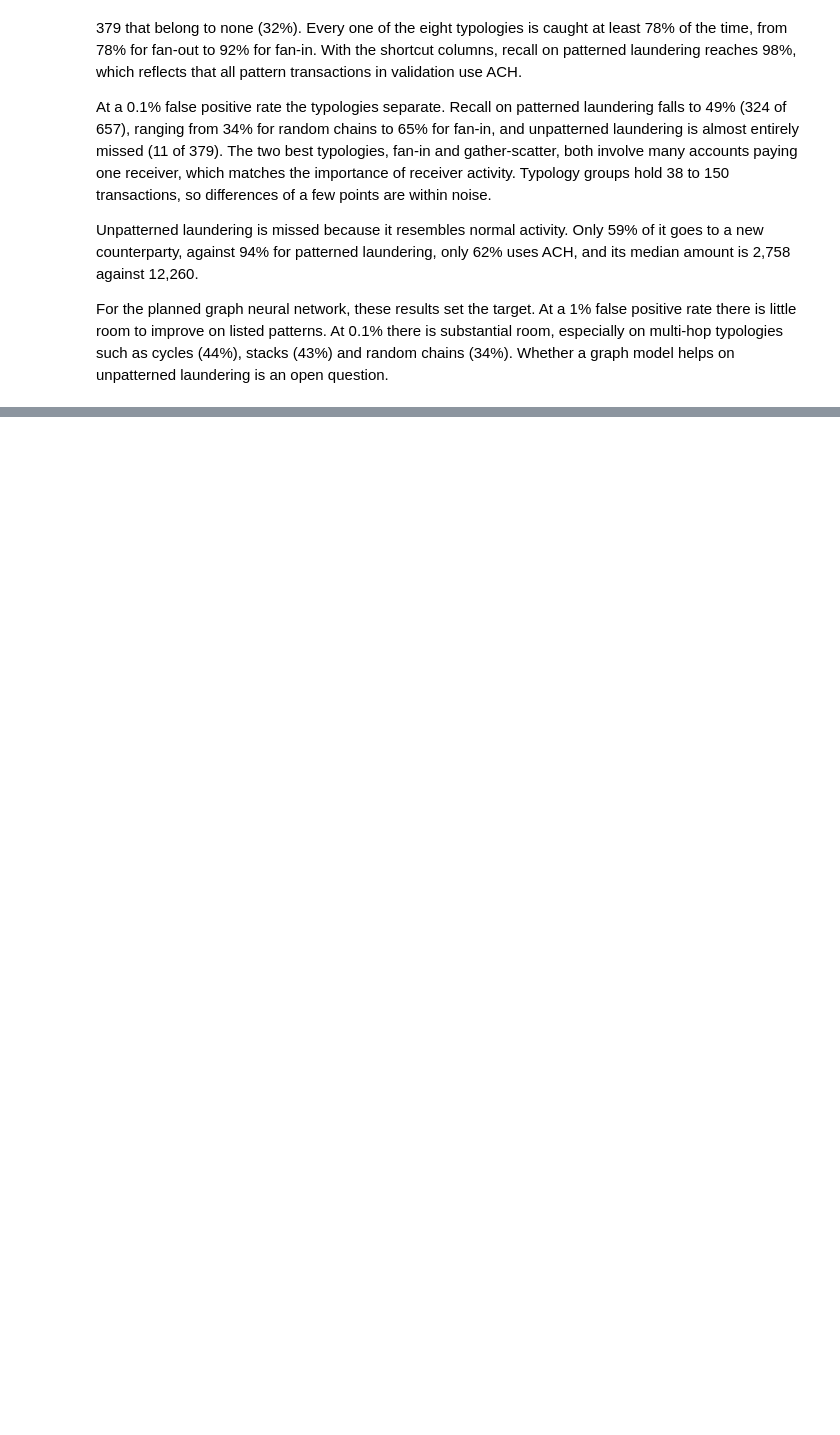
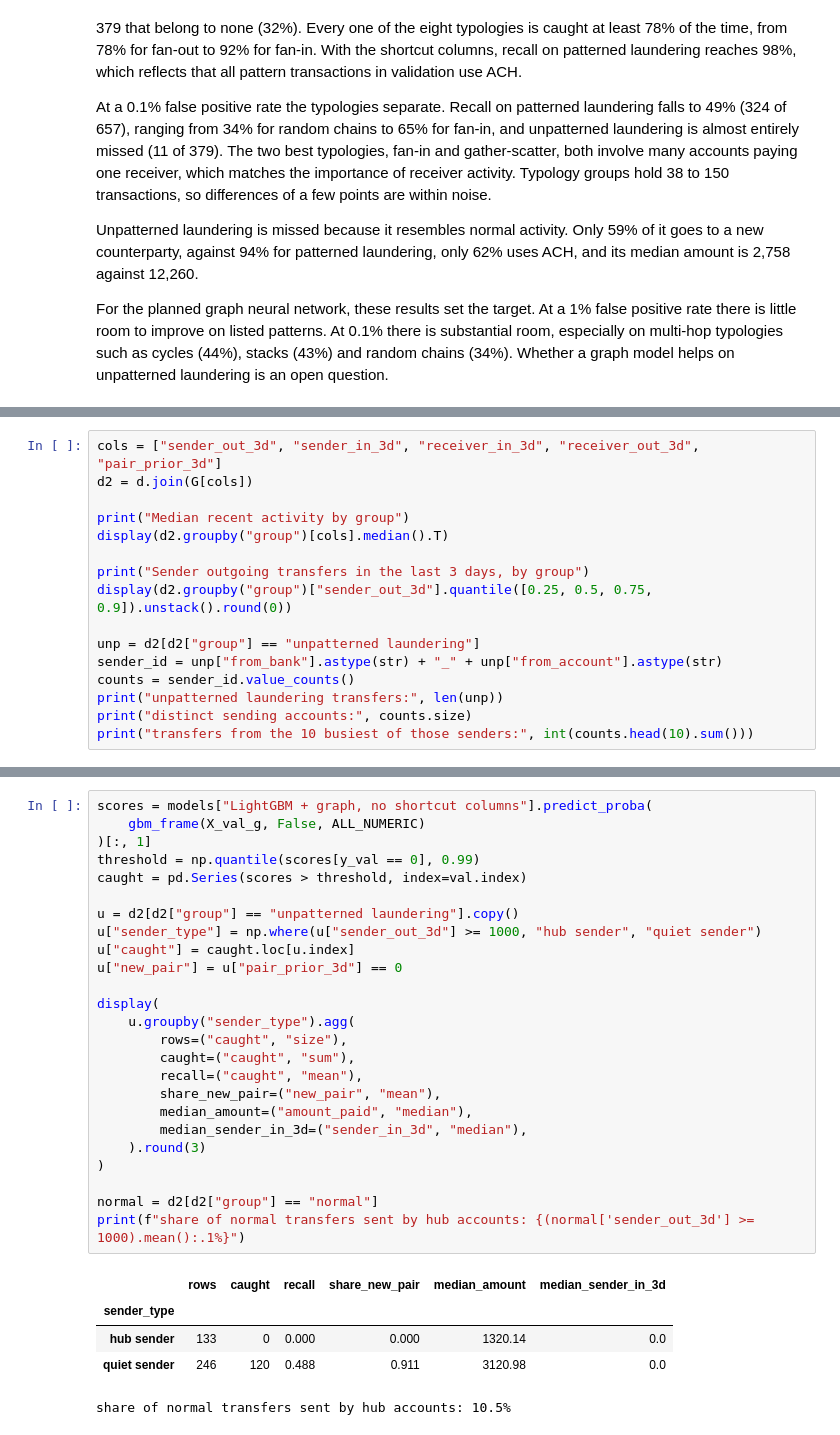
Before and after one commit to sap6011/bank-guard, a Jupyter notebook: notebooks/02_baselines.ipynb, the cells around one changed output, grey strips where cells are left out. Saved outputs shown, nothing was run; the diff lists cells and outputs as text; blank space fills up the shorter version.

```diff
--- a/notebooks/02_baselines.ipynb
+++ b/notebooks/02_baselines.ipynb
@@ -676,0 +730,16 @@ For the planned graph neural network, these results set the target. At a 1% fals
+# %%
+cols = ["sender_out_3d", "sender_in_3d", "receiver_in_3d", "receiver_out_3d", "pair_prior_3d"]
+d2 = d.join(G[cols])
+
+print("Median recent activity by group")
+display(d2.groupby("group")[cols].median().T)
+
+print("Sender outgoing transfers in the last 3 days, by group")
+display(d2.groupby("group")["sender_out_3d"].quantile([0.25, 0.5, 0.75, 0.9]).unstack().round(0))
+
+unp = d2[d2["group"] == "unpatterned laundering"]
+sender_id = unp["from_bank"].astype(str) + "_" + unp["from_account"].astype(str)
+counts = sender_id.value_counts()
+print("unpatterned laundering transfers:", len(unp))
+print("distinct sending accounts:", counts.size)
+print("transfers from the 10 busiest of those senders:", int(counts.head(10).sum()))
@@ -676,0 +763,31 @@ For the planned graph neural network, these results set the target. At a 1% fals
+# %%
+scores = models["LightGBM + graph, no shortcut columns"].predict_proba(
+    gbm_frame(X_val_g, False, ALL_NUMERIC)
+)[:, 1]
+threshold = np.quantile(scores[y_val == 0], 0.99)
+caught = pd.Series(scores > threshold, index=val.index)
+
+u = d2[d2["group"] == "unpatterned laundering"].copy()
+u["sender_type"] = np.where(u["sender_out_3d"] >= 1000, "hub sender", "quiet sender")
+u["caught"] = caught.loc[u.index]
+u["new_pair"] = u["pair_prior_3d"] == 0
+
+display(
+    u.groupby("sender_type").agg(
+        rows=("caught", "size"),
+        caught=("caught", "sum"),
+        recall=("caught", "mean"),
+        share_new_pair=("new_pair", "mean"),
+        median_amount=("amount_paid", "median"),
+        median_sender_in_3d=("sender_in_3d", "median"),
+    ).round(3)
+)
+
+normal = d2[d2["group"] == "normal"]
+print(f"share of normal transfers sent by hub accounts: {(normal['sender_out_3d'] >= 1000).mean():.1%}")
+# %% [output]
+|  | rows | caught | recall | share_new_pair | median_amount | median_sender_in_3d |
+| sender_type |  |  |  |  |  |  |
+| hub sender | 133 | 0 | 0.000 | 0.000 | 1320.14 | 0.0 |
+| quiet sender | 246 | 120 | 0.488 | 0.911 | 3120.98 | 0.0 |
+share of normal transfers sent by hub accounts: 10.5%
```
Also changed, not shown: parts of 4 cells of this notebook.
